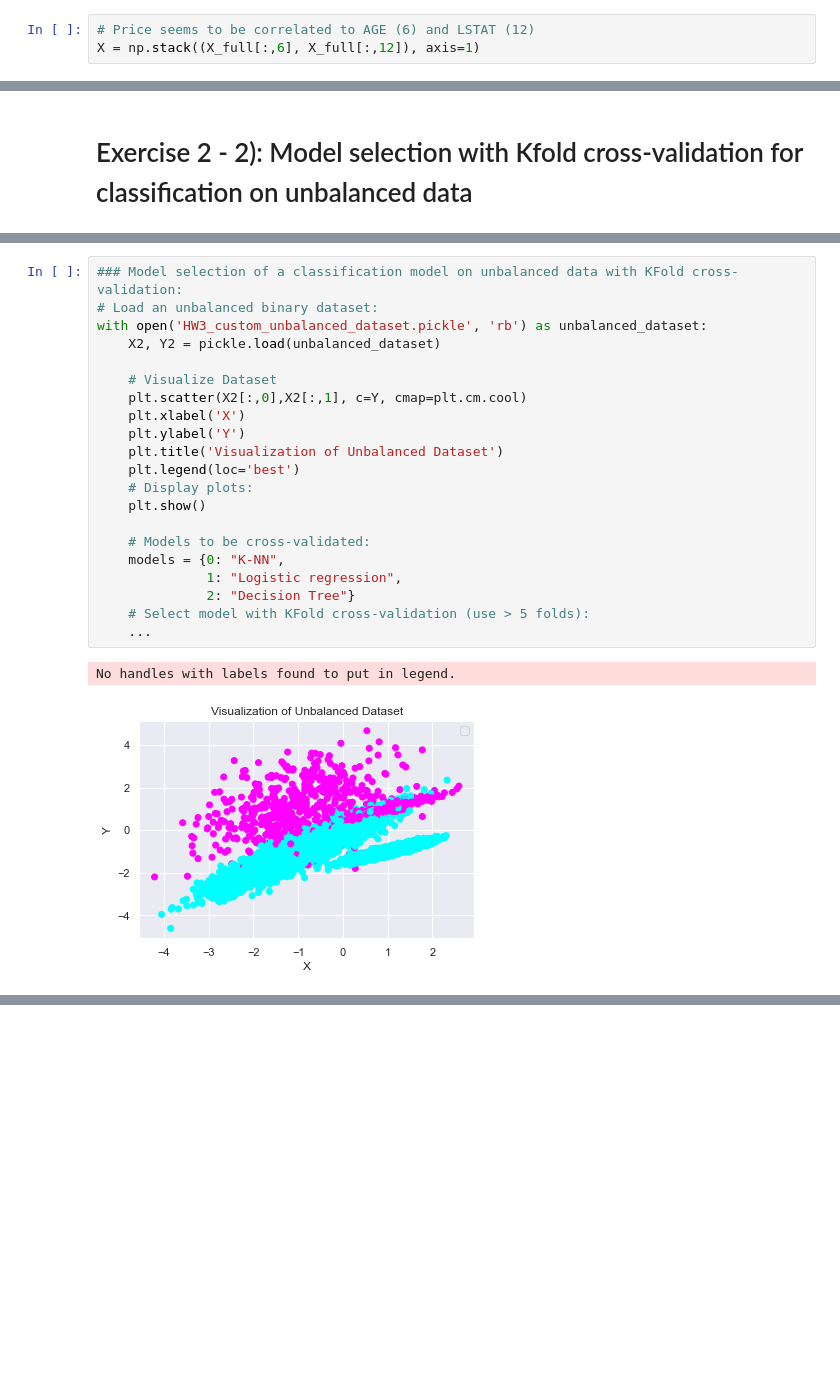
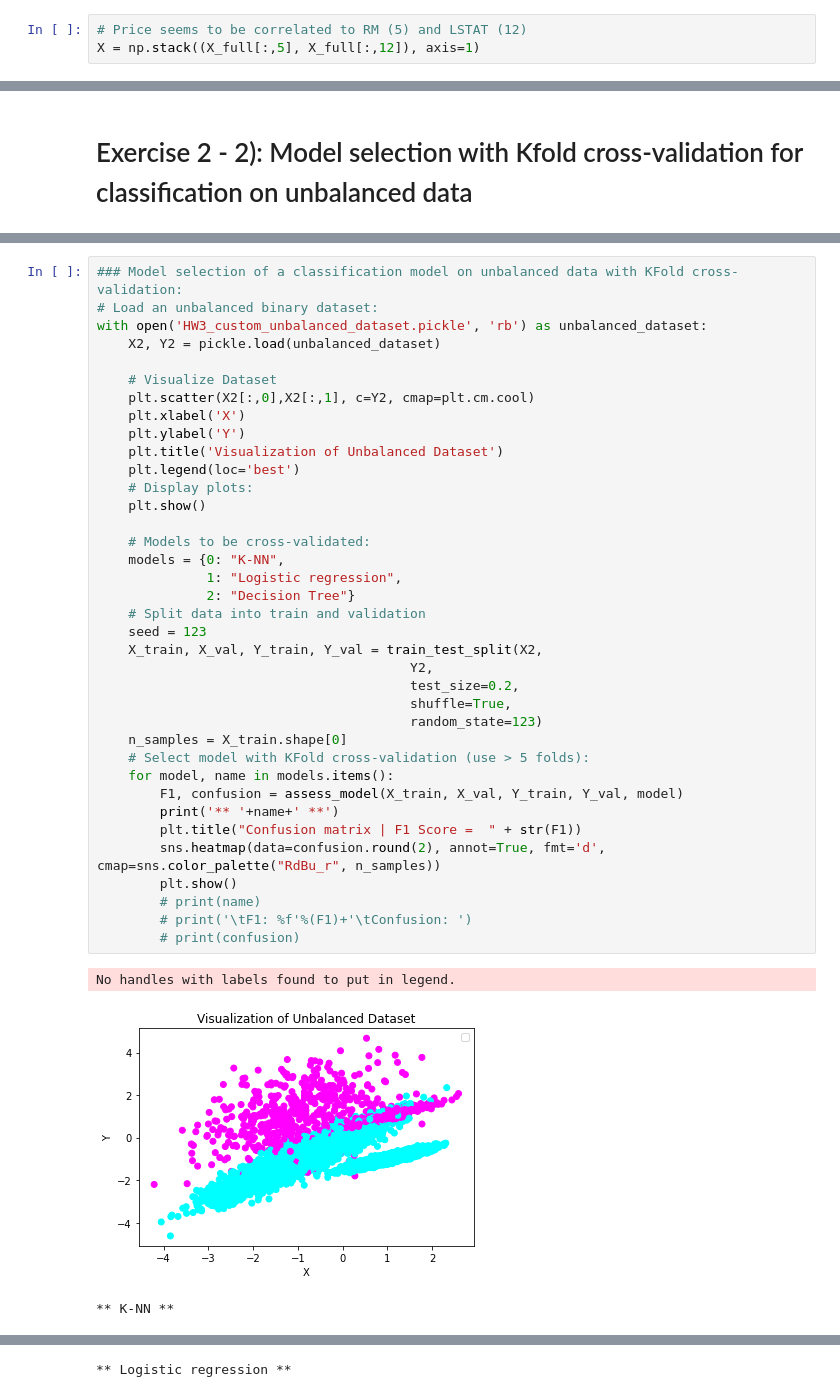
Before and after one commit to ivalencius/Machine_learning_INF264, a Jupyter notebook: Homework/3/HW3_template.ipynb, the cells around one changed output, grey strips where cells are left out. Drawn from its saved outputs; the diff is of its cells as text; blank space fills up the shorter version.

```diff
--- a/Homework/3/HW3_template.ipynb
+++ b/Homework/3/HW3_template.ipynb
@@ -53,8 +53,8 @@ No handles with labels found to put in legend.
 [figure]
 ... (14 outputs left out)
 # %%
-# Price seems to be correlated to AGE (6) and LSTAT (12)
-X = np.stack((X_full[:,6], X_full[:,12]), axis=1)
+# Price seems to be correlated to RM (5) and LSTAT (12)
+X = np.stack((X_full[:,5], X_full[:,12]), axis=1)
 # %%
 ### Split+shuffle X and Y into k=num_folds different folds:
 def KFold_split(X, Y, num_folds, seed):
@@ -263,24 +273,41 @@ SyntaxError: invalid syntax (Temp/ipykernel_16708/430414977.py, line 20)
 # %%
 ### Model selection of a classification model on unbalanced data with KFold cross-validation:
 # Load an unbalanced binary dataset:
 with open('HW3_custom_unbalanced_dataset.pickle', 'rb') as unbalanced_dataset:
     X2, Y2 = pickle.load(unbalanced_dataset)
 
     # Visualize Dataset
-    plt.scatter(X2[:,0],X2[:,1], c=Y, cmap=plt.cm.cool)
+    plt.scatter(X2[:,0],X2[:,1], c=Y2, cmap=plt.cm.cool)
     plt.xlabel('X')
     plt.ylabel('Y')
     plt.title('Visualization of Unbalanced Dataset')
     plt.legend(loc='best')
     # Display plots:
     plt.show()
 
     # Models to be cross-validated:
     models = {0: "K-NN",
               1: "Logistic regression",
               2: "Decision Tree"}
+    # Split data into train and validation
+    seed = 123
+    X_train, X_val, Y_train, Y_val = train_test_split(X2,
+                                        Y2,
+                                        test_size=0.2,
+                                        shuffle=True,
+                                        random_state=123)
+    n_samples = X_train.shape[0]
     # Select model with KFold cross-validation (use > 5 folds):
-    ...
+    for model, name in models.items():
+        F1, confusion = assess_model(X_train, X_val, Y_train, Y_val, model)
+        print('** '+name+' **')
+        plt.title("Confusion matrix | F1 Score =  " + str(F1))
+        sns.heatmap(data=confusion.round(2), annot=True, fmt='d', cmap=sns.color_palette("RdBu_r", n_samples))
+        plt.show()
+        # print(name)
+        # print('\tF1: %f'%(F1)+'\tConfusion: ')
+        # print(confusion)
 # %% [output]
 No handles with labels found to put in legend.
-[figure, old version]
+[figure, new version]
+** K-NN **
@@ -286,0 +315 @@ No handles with labels found to put in legend.
+** Logistic regression **
```
Also changed, not shown: parts of 6 cells of this notebook.
